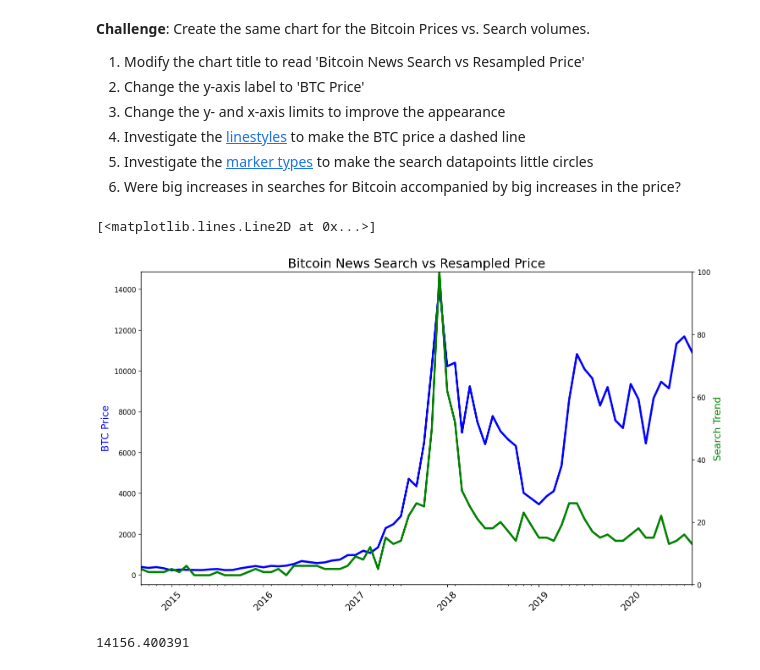
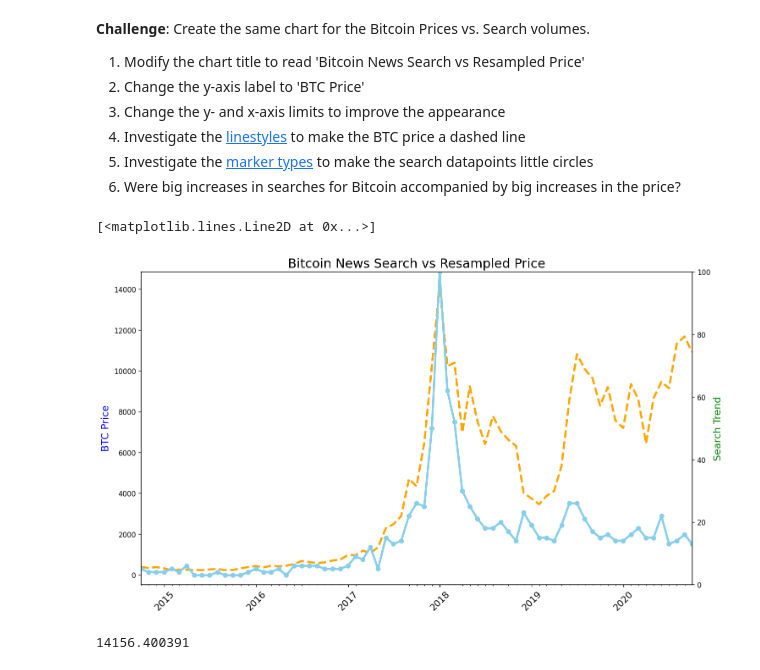
Before and after one commit to davibelo/python-pro-bootcamp-2021, a Jupyter notebook: 07-projects-DataScience/04-TimeSeriesExample/Google Trends and Data Visualisation (start).ipynb, the cells around one changed output. Drawn from its saved outputs; the diff is of its cells as text; code cells hidden in the pictures.

```diff
--- a/07-projects-DataScience/04-TimeSeriesExample/Google Trends and Data Visualisation (start).ipynb
+++ b/07-projects-DataScience/04-TimeSeriesExample/Google Trends and Data Visualisation (start).ipynb
@@ -274,26 +274,26 @@ ax2.plot(df_tesla.MONTH, df_tesla.TSLA_WEB_SEARCH, color="g", linewidth=3)
 # %%
 plt.figure(figsize=(14, 8), dpi=120)
 plt.title("Bitcoin News Search vs Resampled Price", fontsize=18)
 plt.xticks(fontsize=13, rotation=45)
 
 ax1 = plt.gca()
 ax2 = ax1.twinx()
 
 ax1.xaxis.set_major_locator(years)
 ax1.xaxis.set_major_formatter(years_fmt)
 ax1.xaxis.set_minor_locator(months)
 
 ax1.set_ylabel("BTC Price", color="b", fontsize=14)
 ax2.set_ylabel("Search Trend", color="g", fontsize=14)
 
 ax2.set_ylim([0, 100])
-ax1.set_xlim([df_btc_search.MONTH.min(), df_btc_search.MONTH.max()])
+ax1.set_xlim([df_btc_price_monthly.index.min(), df_btc_price_monthly.index.max()])
 
-ax1.plot(df_btc_search.MONTH, df_btc_price_monthly.CLOSE, color="b", linewidth=3)
-ax2.plot(df_btc_search.MONTH, df_btc_search.BTC_NEWS_SEARCH, color="g", linewidth=3)
+ax1.plot(df_btc_price_monthly.index, df_btc_price_monthly.CLOSE, color="orange", linewidth=3, linestyle="--")
+ax2.plot(df_btc_price_monthly.index, df_btc_search.BTC_NEWS_SEARCH, color="skyblue", linewidth=3, marker="o")
 # %% [output]
 [<matplotlib.lines.Line2D at 0x...>]
-[figure, old version]
+[figure, new version]
 # %%
 print(df_btc_price_monthly.CLOSE.max())
 # %% [output]
```
